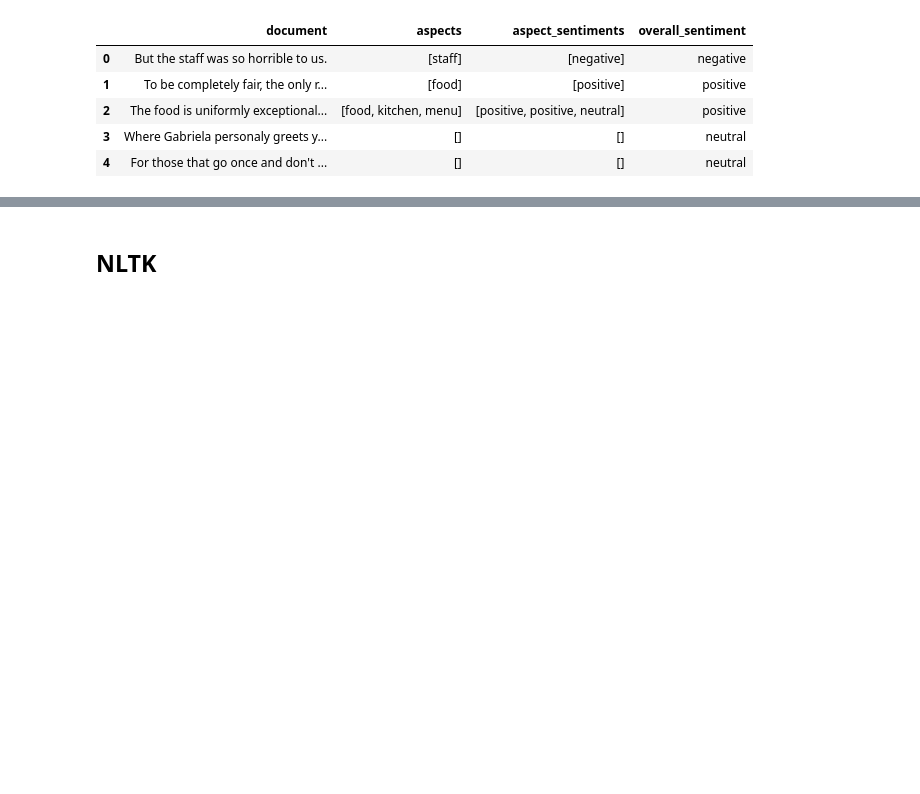
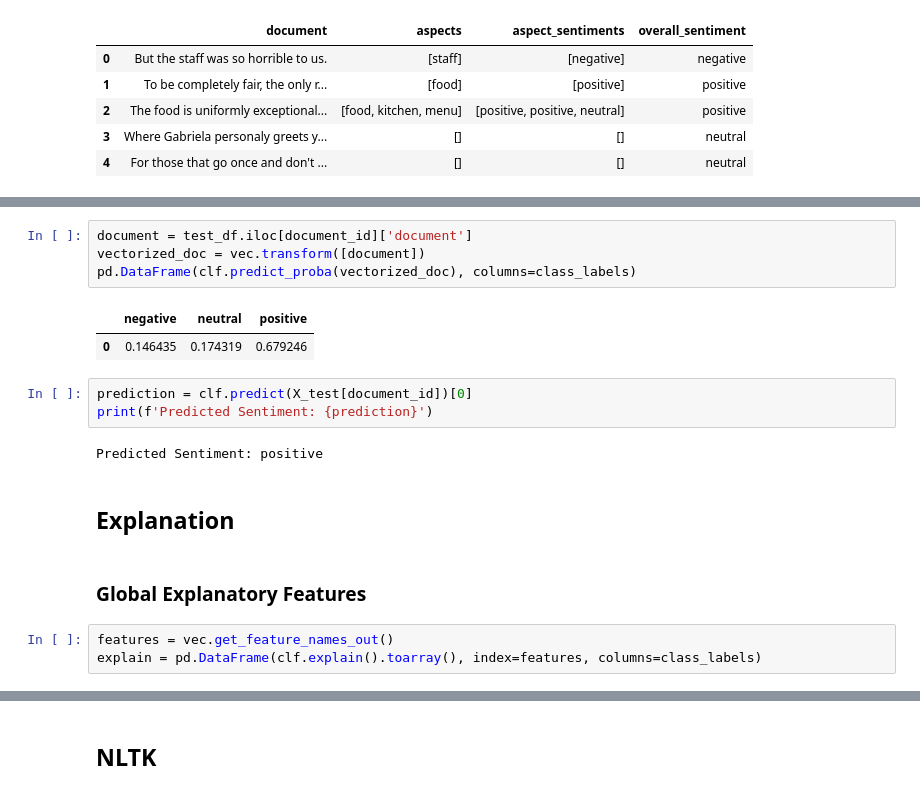
Before and after one commit to tabaraei/aspect-based-sentiment-analysis, a Jupyter notebook: ABSA.ipynb, the cells around one changed output, grey strips where cells are left out. Cells and saved outputs as stored; diff of their text form; blank space fills up the shorter version.

```diff
--- a/ABSA.ipynb
+++ b/ABSA.ipynb
@@ -72,0 +145,19 @@ Train size: (3041, 4), Test size: (800, 4)
+# %%
+document = test_df.iloc[document_id]['document']
+vectorized_doc = vec.transform([document])
+pd.DataFrame(clf.predict_proba(vectorized_doc), columns=class_labels)
+# %% [output]
+|  | negative | neutral | positive |
+| 0 | 0.146435 | 0.174319 | 0.679246 |
+# %%
+prediction = clf.predict(X_test[document_id])[0]
+print(f'Predicted Sentiment: {prediction}')
+# %% [output]
+Predicted Sentiment: positive
+# %% [markdown]
+## Explanation
+# %% [markdown]
+### Global Explanatory Features
+# %%
+features = vec.get_feature_names_out()
+explain = pd.DataFrame(clf.explain().toarray(), index=features, columns=class_labels)
```
Also changed, not shown: parts of 31 cells of this notebook.
